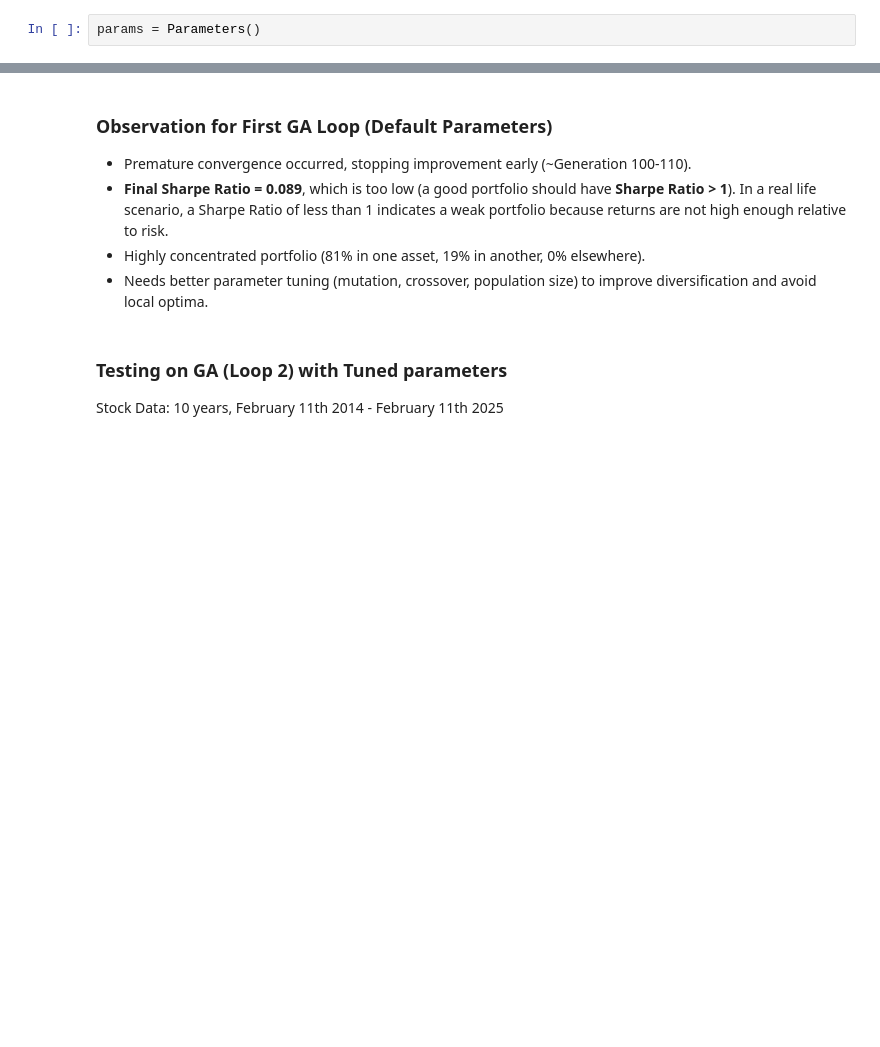
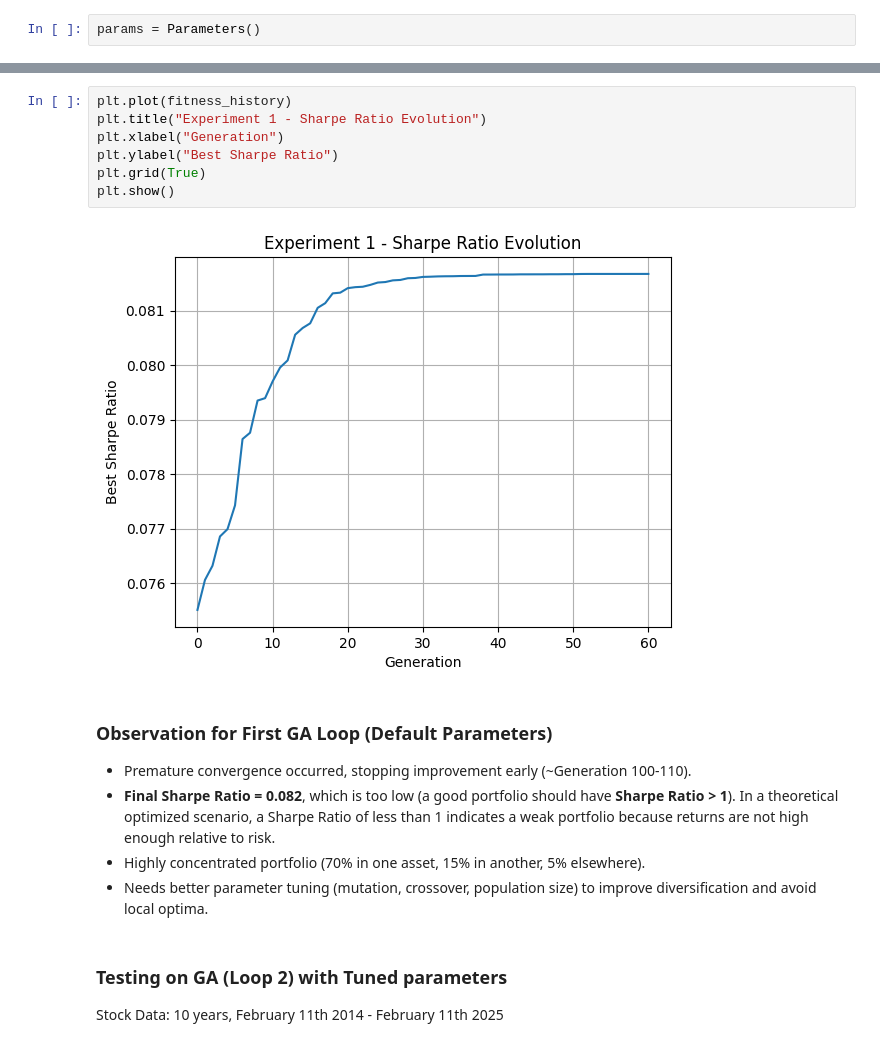
Before and after one commit to Henry-0810/Artificial-Intelligence, a Jupyter notebook: GA_project/portfolio_optimization_ga.ipynb, the cells around one changed output, grey strips where cells are left out. Saved outputs shown, nothing was run; the diff lists cells and outputs as text; blank space fills up the shorter version.

```diff
--- a/GA_project/portfolio_optimization_ga.ipynb
+++ b/GA_project/portfolio_optimization_ga.ipynb
@@ -578,8 +594,17 @@ Generation 99: New Best Sharpe Ratio = 0.08255844686068667
+# %%
+plt.plot(fitness_history)
+plt.title("Experiment 1 - Sharpe Ratio Evolution")
+plt.xlabel("Generation")
+plt.ylabel("Best Sharpe Ratio")
+plt.grid(True)
+plt.show()
+# %% [output]
+[figure, added]
 # %% [markdown]
 ### Observation for First GA Loop (Default Parameters)
 - Premature convergence occurred, stopping improvement early (~Generation 100-110).
-- **Final Sharpe Ratio = 0.089**, which is too low (a good portfolio should have **Sharpe Ratio > 1**). In a real life scenario, a Sharpe Ratio of less than 1 indicates a weak portfolio because returns are not high enough relative to risk.
-- Highly concentrated portfolio (81% in one asset, 19% in another, 0% elsewhere).
+- **Final Sharpe Ratio = 0.082**, which is too low (a good portfolio should have **Sharpe Ratio > 1**). In a theoretical optimized scenario, a Sharpe Ratio of less than 1 indicates a weak portfolio because returns are not high enough relative to risk.
+- Highly concentrated portfolio (70% in one asset, 15% in another, 5% elsewhere).
 - Needs better parameter tuning (mutation, crossover, population size) to improve diversification and avoid local optima.
 # %% [markdown]
 ### Testing on GA (Loop 2) with Tuned parameters
```
Also changed, not shown: parts of 19 cells of this notebook.
